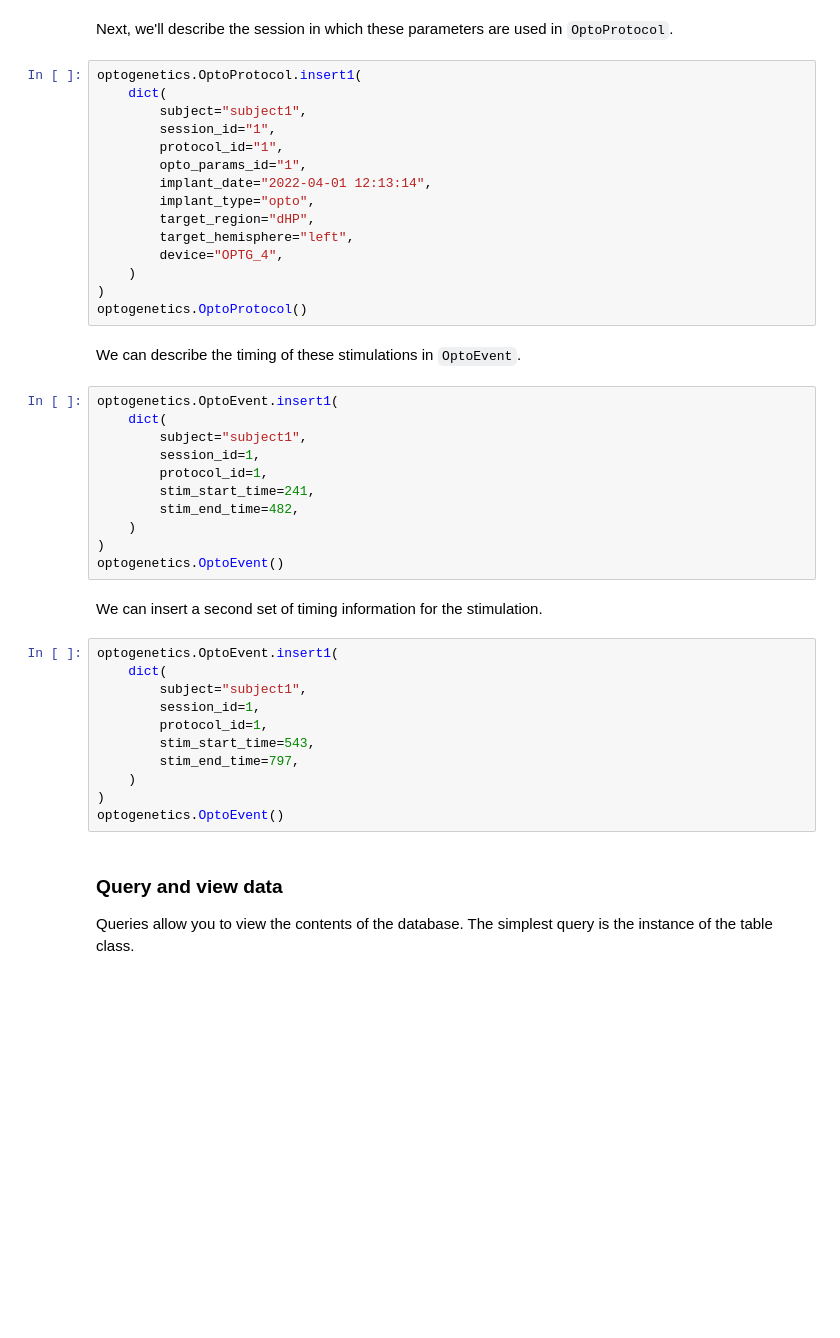
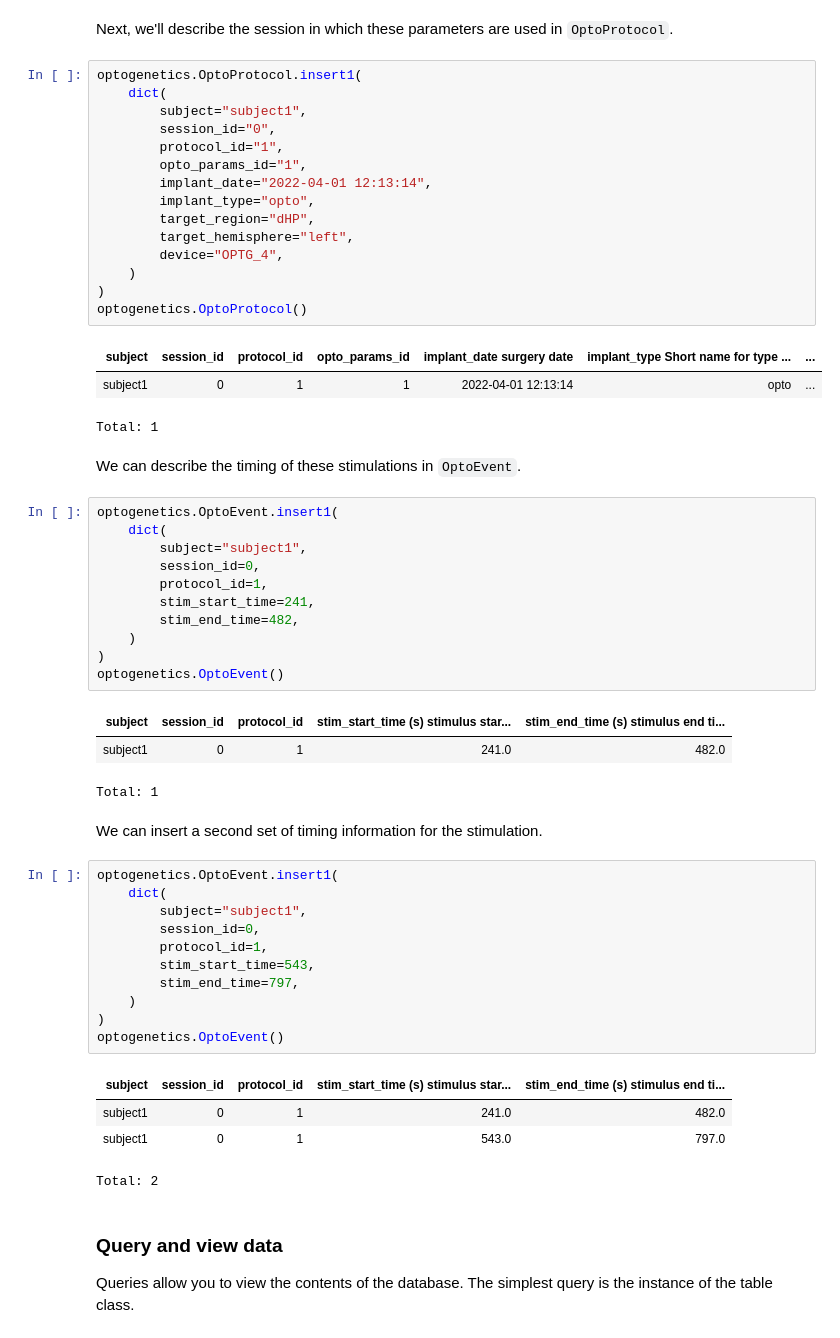
Before and after one commit to isabella232/element-optogenetics, a Jupyter notebook: notebooks/tutorial.ipynb, the cells around one changed output. Drawn from its saved outputs; the diff is of its cells as text; blank space fills up the shorter version.

```diff
--- a/notebooks/tutorial.ipynb
+++ b/notebooks/tutorial.ipynb
@@ -234,7 +319,7 @@ Next, we'll describe the session in which these parameters are used in `OptoProt
 optogenetics.OptoProtocol.insert1(
     dict(
         subject="subject1",
-        session_id="1",
+        session_id="0",
         protocol_id="1",
         opto_params_id="1",
         implant_date="2022-04-01 12:13:14",
@@ -245,32 +330,45 @@ optogenetics.OptoProtocol.insert1(
     )
 )
 optogenetics.OptoProtocol()
+# %% [output]
+| subject | session_id | protocol_id | opto_params_id | implant_date surgery date | implant_type Short name for type ... | ... |
+| subject1 | 0 | 1 | 1 | 2022-04-01 12:13:14 | opto | ... |
+Total: 1
 # %% [markdown]
 We can describe the timing of these stimulations in `OptoEvent`.
 # %%
 optogenetics.OptoEvent.insert1(
     dict(
         subject="subject1",
-        session_id=1,
+        session_id=0,
         protocol_id=1,
         stim_start_time=241,
         stim_end_time=482,
     )
 )
 optogenetics.OptoEvent()
+# %% [output]
+| subject | session_id | protocol_id | stim_start_time (s) stimulus star... | stim_end_time (s) stimulus end ti... |
+| subject1 | 0 | 1 | 241.0 | 482.0 |
+Total: 1
 # %% [markdown]
 We can insert a second set of timing information for the stimulation.
 # %%
 optogenetics.OptoEvent.insert1(
     dict(
         subject="subject1",
-        session_id=1,
+        session_id=0,
         protocol_id=1,
         stim_start_time=543,
         stim_end_time=797,
     )
 )
 optogenetics.OptoEvent()
+# %% [output]
+| subject | session_id | protocol_id | stim_start_time (s) stimulus star... | stim_end_time (s) stimulus end ti... |
+| subject1 | 0 | 1 | 241.0 | 482.0 |
+| subject1 | 0 | 1 | 543.0 | 797.0 |
+Total: 2
 # %% [markdown]
 ### **Query and view data**
 
```
Also changed, not shown: parts of 26 cells of this notebook.
